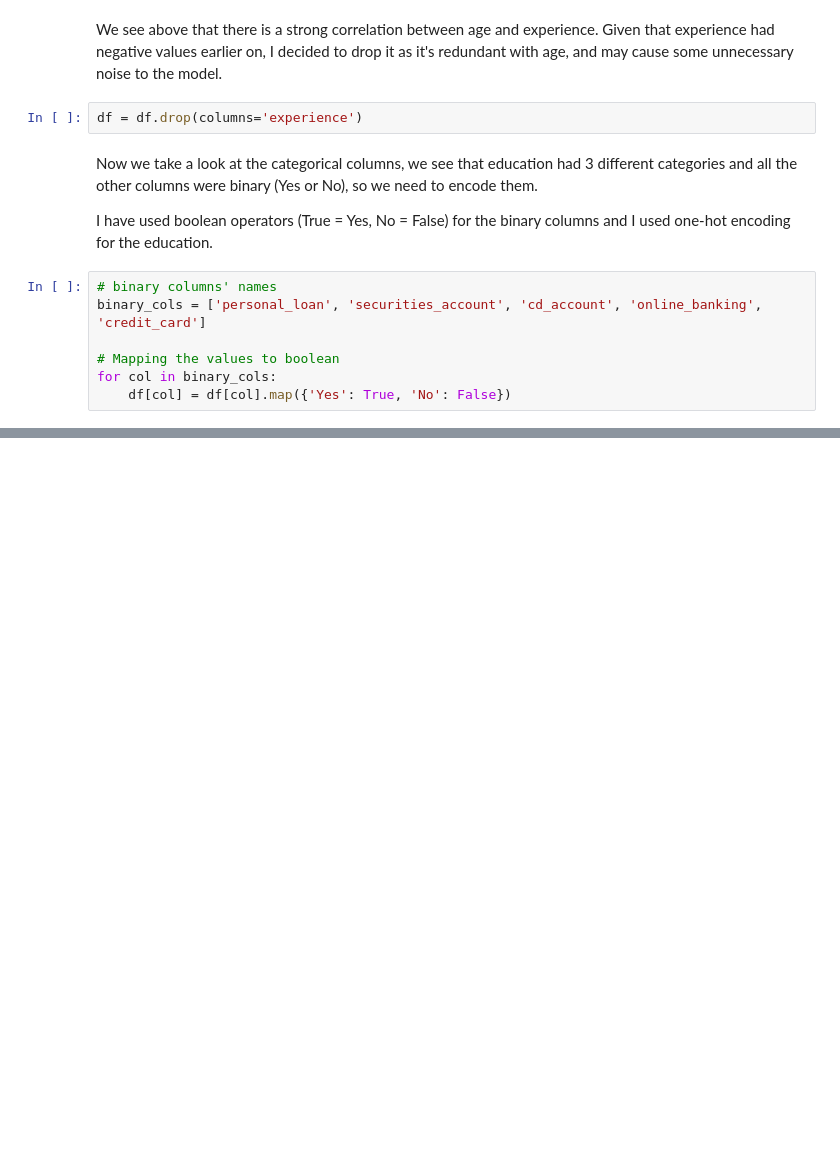
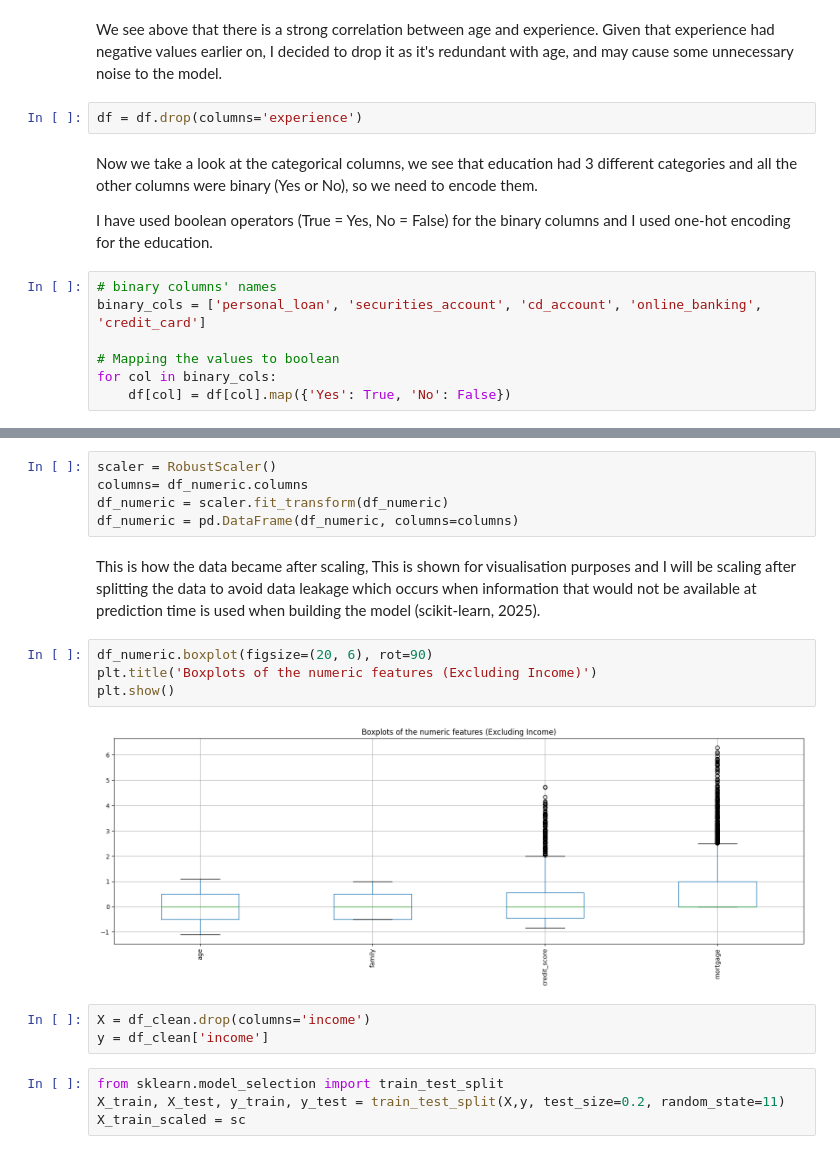
Before and after one commit to Rayenbt/income-prediction-and-reddit-sentiment, a Jupyter notebook: ML_CA2.ipynb, the cells around one changed output, grey strips where cells are left out. Cells and saved outputs as stored; diff of their text form; blank space fills up the shorter version.

Commit message:
scaling

```diff
--- a/ML_CA2.ipynb
+++ b/ML_CA2.ipynb
@@ -188,0 +202,20 @@ memory usage: 234.5 KB
+# %%
+scaler = RobustScaler()
+columns= df_numeric.columns
+df_numeric = scaler.fit_transform(df_numeric)
+df_numeric = pd.DataFrame(df_numeric, columns=columns)
+# %% [markdown]
+This is how the data became after scaling, This is shown for visualisation purposes and I will be scaling after splitting the data to avoid data leakage which occurs when information that would not be available at prediction time is used when building the model (scikit-learn, 2025).
+# %%
+df_numeric.boxplot(figsize=(20, 6), rot=90)
+plt.title('Boxplots of the numeric features (Excluding Income)')
+plt.show()
+# %% [output]
+[figure, added]
+# %%
+X = df_clean.drop(columns='income')
+y = df_clean['income']
+# %%
+from sklearn.model_selection import train_test_split
+X_train, X_test, y_train, y_test = train_test_split(X,y, test_size=0.2, random_state=11)
+X_train_scaled = sc
```
Also changed, not shown: parts of 6 cells of this notebook.
